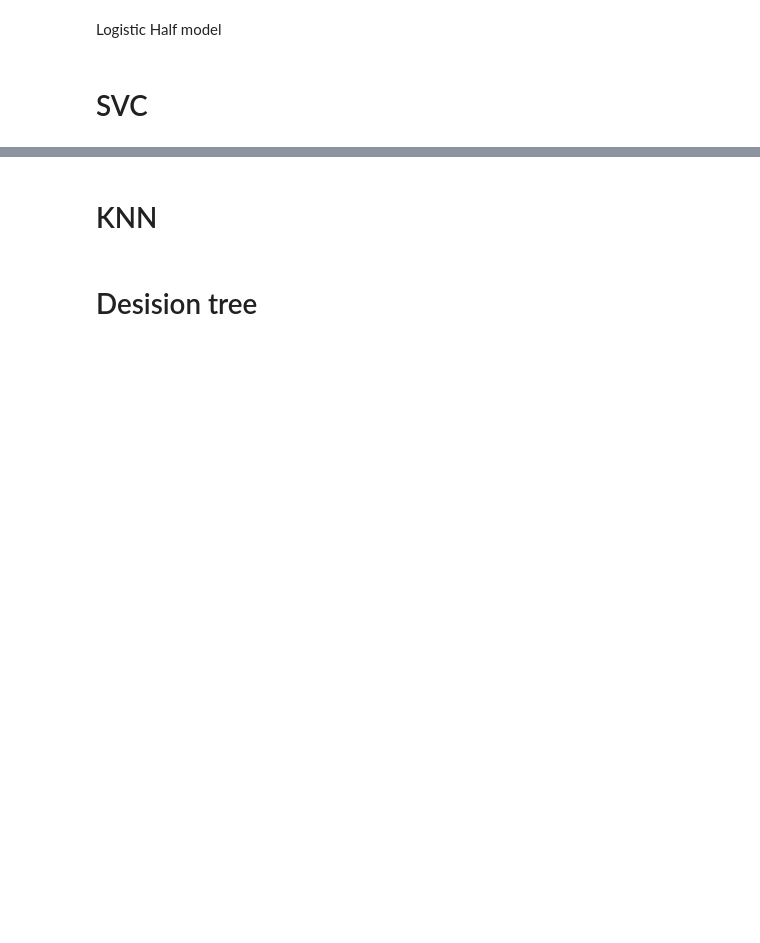
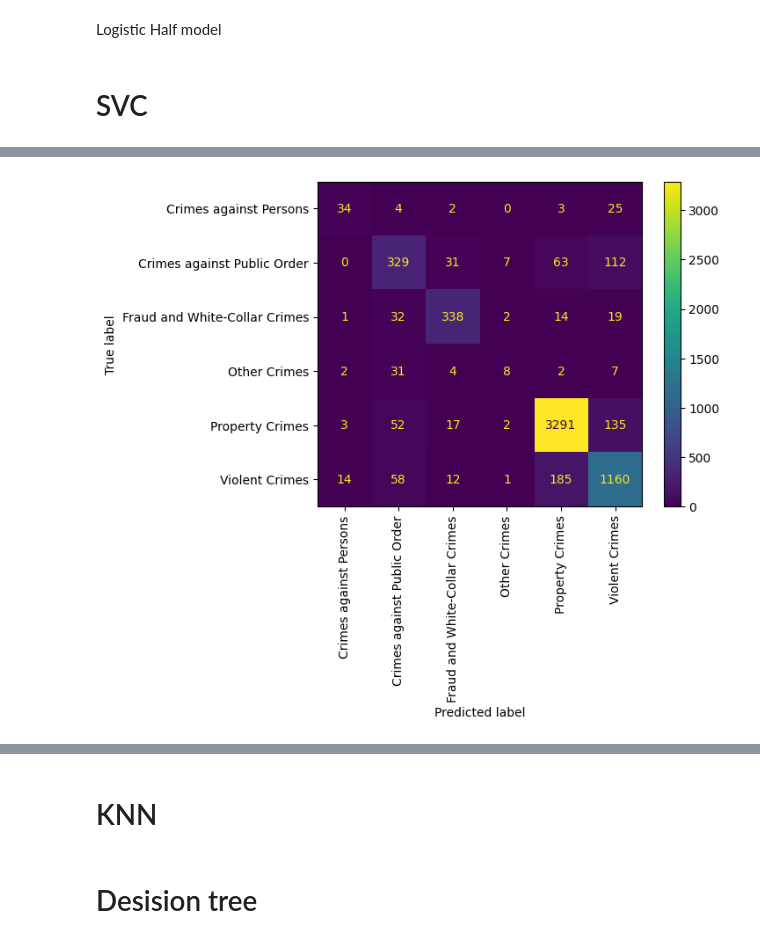
Before and after one commit to linisha04/ml-project-academic, a Jupyter notebook: 22f2000254-notebook-t22024.ipynb, the cells around one changed output, grey strips where cells are left out. Cells and saved outputs as stored; diff of their text form; code cells hidden in the pictures; blank space fills up the shorter version.

```diff
--- a/22f2000254-notebook-t22024.ipynb
+++ b/22f2000254-notebook-t22024.ipynb
@@ -1248,9 +1247,11 @@ xtrain_1 , xtest_1 , ytrain_1 , ytest_1 = train_test_split(new_train ,new_train_
+# %%
+data_split= StratifiedKFold(n_splits=7 , shuffle=True, random_state=42)
 # %% [markdown]
 # DummyClassifier
 # %%
 from sklearn.dummy import DummyClassifier
 
-data_split= StratifiedKFold(n_splits=5, shuffle=True, random_state=42)
+# data_split= StratifiedKFold(n_splits=5, shuffle=True, random_state=42)
 
 
 model_dummy=DummyClassifier(random_state=42 , strategy="most_frequent")
@@ -1466,3 +1467,14 @@ Logistic Half model
 # %% [markdown]
 
 # SVC
+# %%
+from sklearn.svm import SVC
+svc=Pipeline(steps=[('new_ct',new_ct),('svc',SVC(random_state=1,decision_function_shape='ovr'))])
+svc.fit(xtrain_1, ytrain_1)
+
+ypredicted_svc=svc.predict(xtest_1)
+
+print(   'SVC Score'   ,  svc.score(xtest_1,ytest_1)  )
+
+
+print(   'SVC acuracy score'  ,     accuracy_score(ytest_1, ypredicted_svc)    )
@@ -1468,0 +1565,74 @@ Logistic Half model
+# %%
+from sklearn.svm import SVC
+svc_best_model=Pipeline(steps=[('new_ct',new_ct),('svc',SVC(random_state=1 ,kernel='rbf' , C=10 ,gamma='scale',decision_function_shape='ovr' ))])
+
+
+model_score_svc_best_model=[]
+accuracy_scores_svc_best_model = []
+f1_scores_svc_best_model = []
+
+
+
+for train_index, test_index in data_split.split(xtrain_1, ytrain_1):
+    X_train, X_test = xtrain_1.iloc[train_index], xtrain_1.iloc[test_index]
+    y_train, y_test = ytrain_1.iloc[train_index], ytrain_1.iloc[test_index]
+
+    svc_best_model.fit(X_train, y_train)
+
+    y_pred_svc_best_model = svc_best_model.predict(X_test)
+
+
+    model_score_svc=svc_best_model.score(X_test,y_test)
+
+
+    accuracy_svc = accuracy_score(y_test, y_pred_svc_best_model)
+
+
+    f1_svc = f1_score(y_test, y_pred_svc_best_model, average='weighted')
+
+
+    accuracy_scores_svc_best_model.append(accuracy_svc)
+    f1_scores_svc_best_model.append(f1_svc)
+    model_score_svc_best_model.append(model_score_svc)
+
+
+
+print('')
+print('-----------------------------------------------------------------')
+print('')
+
+
+
+
+print(   "Accuracy scores for each fold using svc_best_model: ",     accuracy_scores_svc_best_model  )
+print(   "Average accuracy using svc_best_model: ",                  np.mean(accuracy_scores_svc_best_model))
+print(   "F1 scores for each fold using svc_best_model: ",           f1_scores_svc_best_model)
+print(   "Average F1 score using svc_best_model: ",                  np.mean(f1_scores_svc_best_model))
+print(   "model_score_test list  using svc_best_model " ,model_score_svc_best_model )
+print(    "model_score_test list  using svc_best_model " , np.mean(model_score_svc_best_model) )
+
+print('')
+print('-----------------------------------------------------------------')
+print('')
+
+ytest_1_predicted_svc_bestmodel=svc_best_model.predict(xtest_1)
+print('decision_tree classifier bestmodel score ',svc_best_model.score(xtest_1,ytest_1))
+print('decision_tree classifier bestmodel accuracy score ',accuracy_score( ytest_1 ,  ytest_1_predicted_svc_bestmodel )   )
+
+
+print('')
+print('-----------------------------------------------------------------')
+print('')
+
+
+
+print(classification_report(ytest_1, svc_best_model.predict(xtest_1)))
+
+print('')
+print('-----------------------------------------------------------------')
+print('')
+
+
+
+ConfusionMatrixDisplay.from_estimator(svc_best_model, xtest_1, ytest_1,xticks_rotation='vertical')
+# %% [output]
@@ -1469,2 +1657,3 @@ Logistic Half model
+[figure, added]
 # %%
 from sklearn.svm import SVC
```
Also changed, not shown: parts of 28 cells of this notebook.
